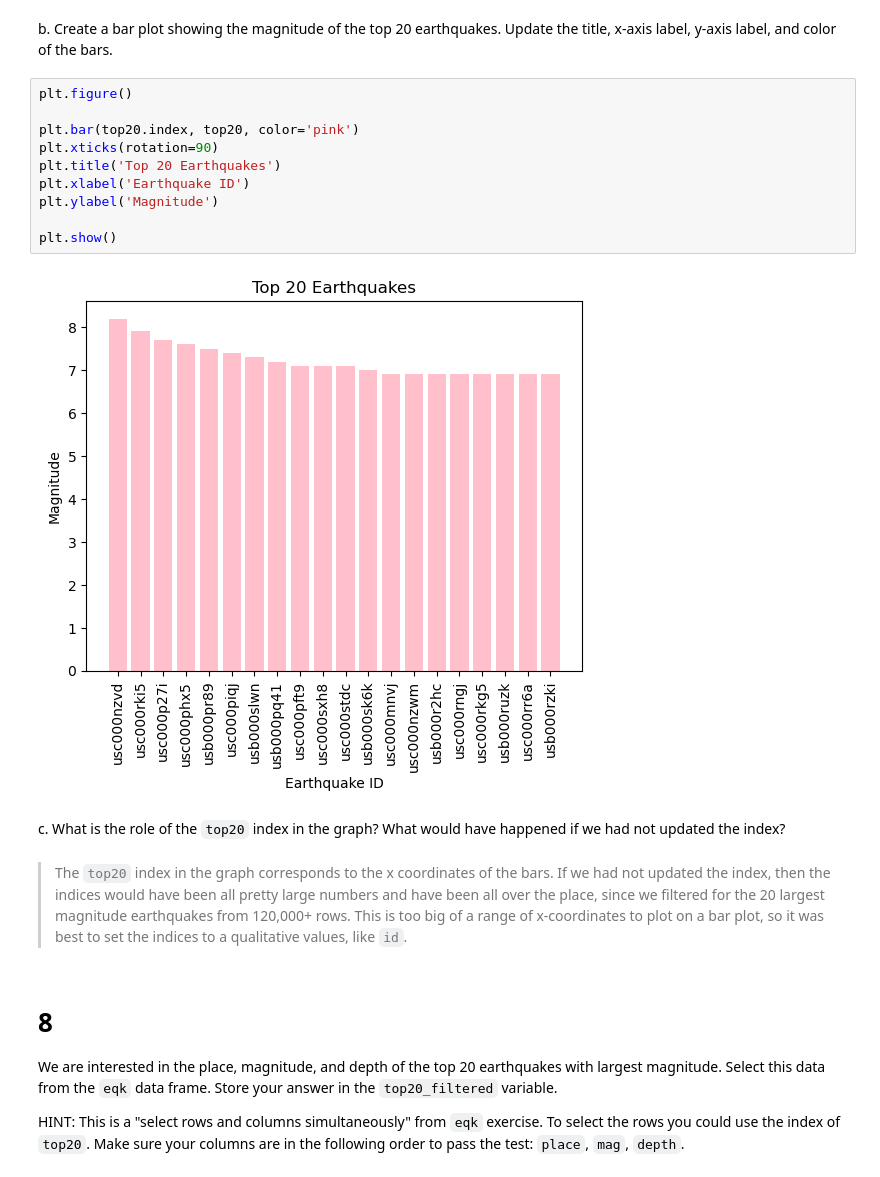
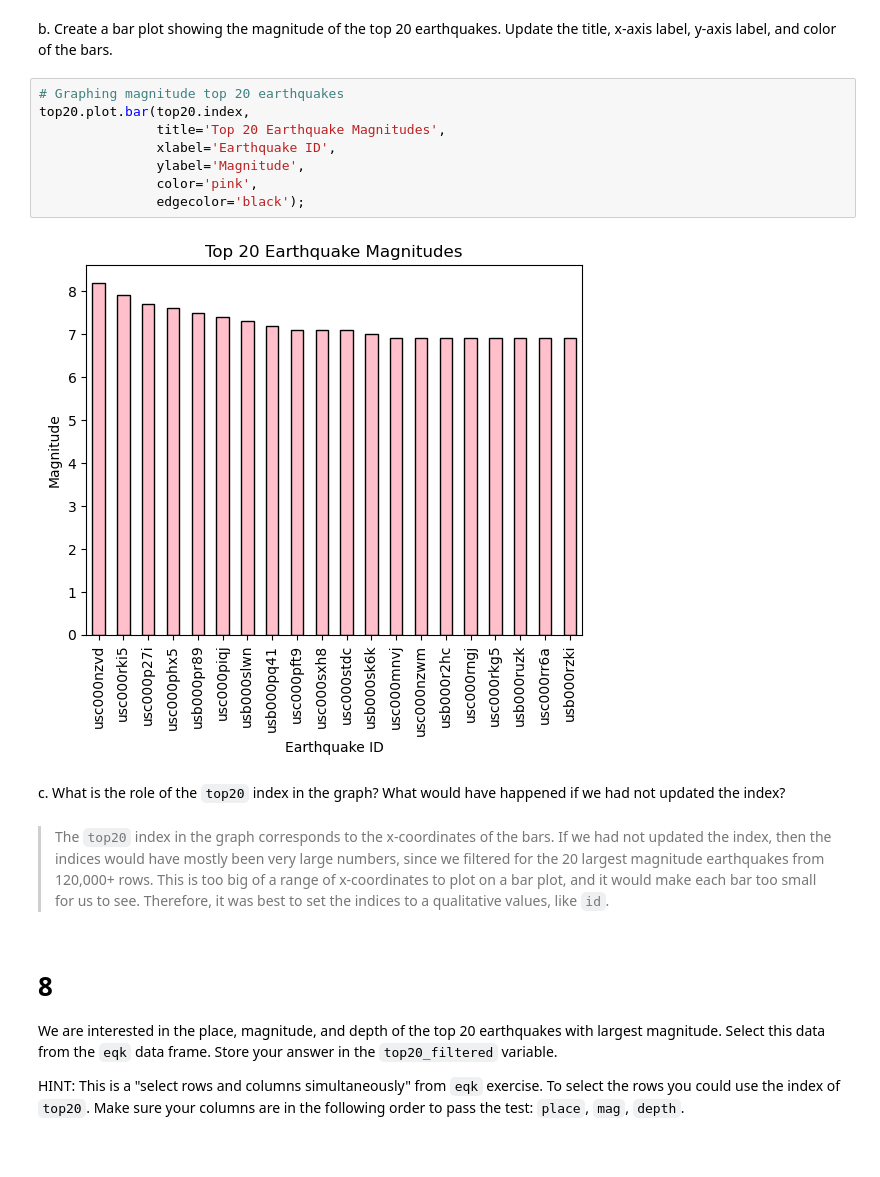
Before and after one commit to karolinasienko/eds220-hwk1, a Jupyter notebook: task3/hwk1-task3-earthquakes.ipynb, the cells around one changed output. Saved outputs shown, nothing was run; the diff lists cells and outputs as text.

```diff
--- a/task3/hwk1-task3-earthquakes.ipynb
+++ b/task3/hwk1-task3-earthquakes.ipynb
@@ -252,18 +230,16 @@ q7_a results: All test cases passed!
 <!-- BEGIN QUESTION -->
 
 b. Create a bar plot showing the magnitude of the top 20 earthquakes. Update the title, x-axis label, y-axis label, and color of the bars.
-# %%
-plt.figure()
-
-plt.bar(top20.index, top20, color='pink')
-plt.xticks(rotation=90)
-plt.title('Top 20 Earthquakes')
-plt.xlabel('Earthquake ID')
-plt.ylabel('Magnitude')
-
-plt.show()
-# %% [output]
-[figure, removed]
+# %%
+# Graphing magnitude top 20 earthquakes
+top20.plot.bar(top20.index,
+               title='Top 20 Earthquake Magnitudes',
+               xlabel='Earthquake ID',
+               ylabel='Magnitude',
+               color='pink',
+               edgecolor='black');
+# %% [output]
+[figure, added]
 # %% [markdown]
 <!-- END QUESTION -->
 
@@ -271,7 +247,7 @@ plt.show()
 
 c. What is the role of the `top20` index in the graph? What would have happened if we had not updated the index?
 # %% [markdown]
-> The `top20` index in the graph corresponds to the x coordinates of the bars. If we had not updated the index, then the indices would have been all pretty large numbers and have been all over the place, since we filtered for the 20 largest magnitude earthquakes from 120,000+ rows. This is too big of a range of x-coordinates to plot on a bar plot, so it was best to set the indices to a qualitative values, like `id`.
+> The `top20` index in the graph corresponds to the x-coordinates of the bars. If we had not updated the index, then the indices would have mostly been very large numbers, since we filtered for the 20 largest magnitude earthquakes from 120,000+ rows. This is too big of a range of x-coordinates to plot on a bar plot, and it would make each bar too small for us to see. Therefore, it was best to set the indices to a qualitative values, like `id`.
 # %% [markdown]
 <!-- END QUESTION -->
 
```
Also changed, not shown: parts of 12 cells of this notebook, 1 other file.
